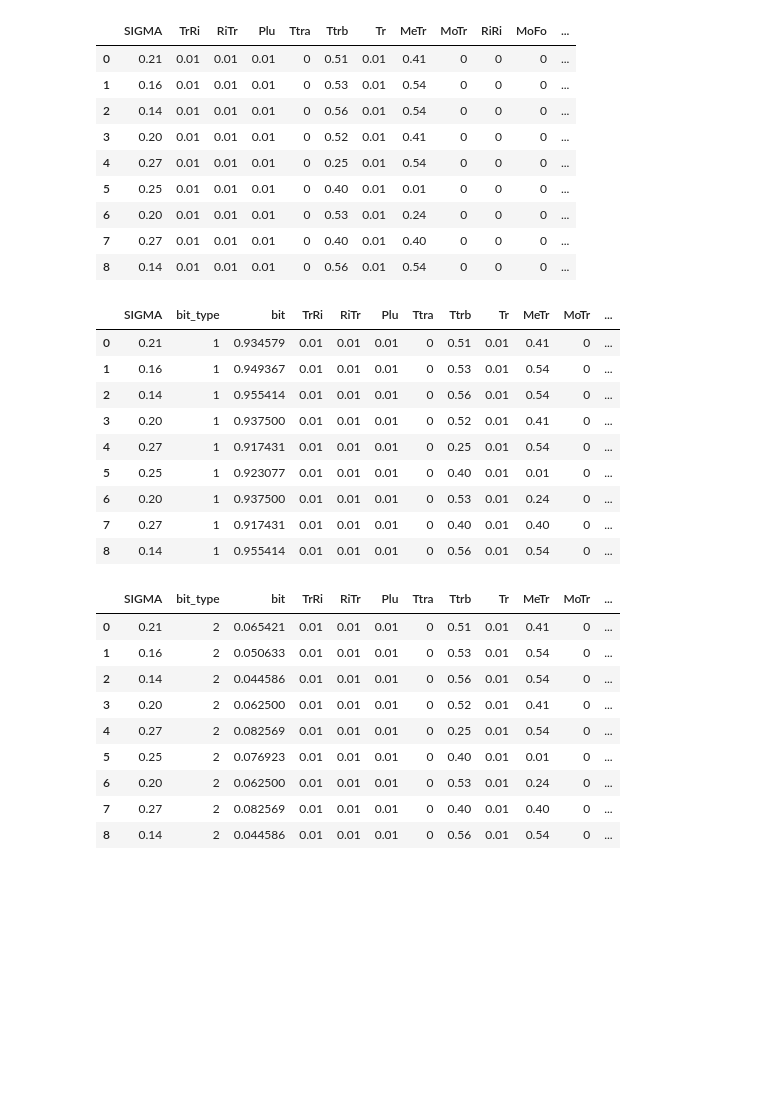
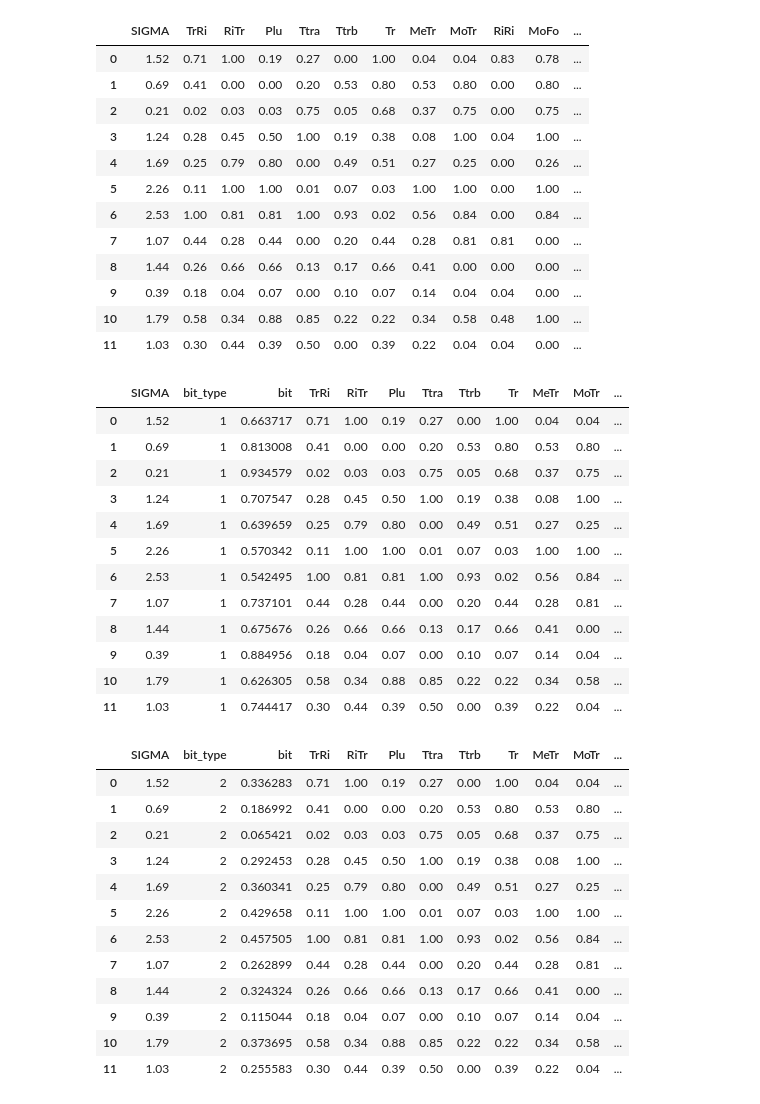
Before and after one commit to Ishikawa7/neural-network-with-fuzzified-inverter, a Jupyter notebook: bits_and_targets.ipynb, the cells around one changed output. Cells and saved outputs as stored; diff of their text form; code cells hidden in the pictures; blank space fills up the shorter version.

```diff
--- a/bits_and_targets.ipynb
+++ b/bits_and_targets.ipynb
@@ -1,20 +1,25 @@
 # %%
 import pandas as pd
+# %%
+soggetto = "soggetto_8"
 # %%
 # read csv
-df = pd.read_csv('soggetto_1.csv')
+df = pd.read_csv(soggetto + '.csv')
 df
 # %% [output]
 |  | SIGMA | TrRi | RiTr | Plu | Ttra | Ttrb | Tr | MeTr | MoTr | RiRi | MoFo | ... |
-| 0 | 0.21 | 0.01 | 0.01 | 0.01 | 0 | 0.51 | 0.01 | 0.41 | 0 | 0 | 0 | ... |
-| 1 | 0.16 | 0.01 | 0.01 | 0.01 | 0 | 0.53 | 0.01 | 0.54 | 0 | 0 | 0 | ... |
-| 2 | 0.14 | 0.01 | 0.01 | 0.01 | 0 | 0.56 | 0.01 | 0.54 | 0 | 0 | 0 | ... |
-| 3 | 0.20 | 0.01 | 0.01 | 0.01 | 0 | 0.52 | 0.01 | 0.41 | 0 | 0 | 0 | ... |
-| 4 | 0.27 | 0.01 | 0.01 | 0.01 | 0 | 0.25 | 0.01 | 0.54 | 0 | 0 | 0 | ... |
-| 5 | 0.25 | 0.01 | 0.01 | 0.01 | 0 | 0.40 | 0.01 | 0.01 | 0 | 0 | 0 | ... |
-| 6 | 0.20 | 0.01 | 0.01 | 0.01 | 0 | 0.53 | 0.01 | 0.24 | 0 | 0 | 0 | ... |
-| 7 | 0.27 | 0.01 | 0.01 | 0.01 | 0 | 0.40 | 0.01 | 0.40 | 0 | 0 | 0 | ... |
-| 8 | 0.14 | 0.01 | 0.01 | 0.01 | 0 | 0.56 | 0.01 | 0.54 | 0 | 0 | 0 | ... |
+| 0 | 1.52 | 0.71 | 1.00 | 0.19 | 0.27 | 0.00 | 1.00 | 0.04 | 0.04 | 0.83 | 0.78 | ... |
+| 1 | 0.69 | 0.41 | 0.00 | 0.00 | 0.20 | 0.53 | 0.80 | 0.53 | 0.80 | 0.00 | 0.80 | ... |
+| 2 | 0.21 | 0.02 | 0.03 | 0.03 | 0.75 | 0.05 | 0.68 | 0.37 | 0.75 | 0.00 | 0.75 | ... |
+| 3 | 1.24 | 0.28 | 0.45 | 0.50 | 1.00 | 0.19 | 0.38 | 0.08 | 1.00 | 0.04 | 1.00 | ... |
+| 4 | 1.69 | 0.25 | 0.79 | 0.80 | 0.00 | 0.49 | 0.51 | 0.27 | 0.25 | 0.00 | 0.26 | ... |
+| 5 | 2.26 | 0.11 | 1.00 | 1.00 | 0.01 | 0.07 | 0.03 | 1.00 | 1.00 | 0.00 | 1.00 | ... |
+| 6 | 2.53 | 1.00 | 0.81 | 0.81 | 1.00 | 0.93 | 0.02 | 0.56 | 0.84 | 0.00 | 0.84 | ... |
+| 7 | 1.07 | 0.44 | 0.28 | 0.44 | 0.00 | 0.20 | 0.44 | 0.28 | 0.81 | 0.81 | 0.00 | ... |
+| 8 | 1.44 | 0.26 | 0.66 | 0.66 | 0.13 | 0.17 | 0.66 | 0.41 | 0.00 | 0.00 | 0.00 | ... |
+| 9 | 0.39 | 0.18 | 0.04 | 0.07 | 0.00 | 0.10 | 0.07 | 0.14 | 0.04 | 0.04 | 0.00 | ... |
+| 10 | 1.79 | 0.58 | 0.34 | 0.88 | 0.85 | 0.22 | 0.22 | 0.34 | 0.58 | 0.48 | 1.00 | ... |
+| 11 | 1.03 | 0.30 | 0.44 | 0.39 | 0.50 | 0.00 | 0.39 | 0.22 | 0.04 | 0.04 | 0.00 | ... |
 # %%
 # prepare empty dataframe
 df_input_1 = pd.DataFrame()
@@ -34,29 +39,35 @@ df_input_1 = pd.concat([df_input_1, df[df.columns[1:]]], axis=1)
 df_input_1
 # %% [output]
 |  | SIGMA | bit_type | bit | TrRi | RiTr | Plu | Ttra | Ttrb | Tr | MeTr | MoTr | ... |
-| 0 | 0.21 | 1 | 0.934579 | 0.01 | 0.01 | 0.01 | 0 | 0.51 | 0.01 | 0.41 | 0 | ... |
-| 1 | 0.16 | 1 | 0.949367 | 0.01 | 0.01 | 0.01 | 0 | 0.53 | 0.01 | 0.54 | 0 | ... |
-| 2 | 0.14 | 1 | 0.955414 | 0.01 | 0.01 | 0.01 | 0 | 0.56 | 0.01 | 0.54 | 0 | ... |
-| 3 | 0.20 | 1 | 0.937500 | 0.01 | 0.01 | 0.01 | 0 | 0.52 | 0.01 | 0.41 | 0 | ... |
-| 4 | 0.27 | 1 | 0.917431 | 0.01 | 0.01 | 0.01 | 0 | 0.25 | 0.01 | 0.54 | 0 | ... |
-| 5 | 0.25 | 1 | 0.923077 | 0.01 | 0.01 | 0.01 | 0 | 0.40 | 0.01 | 0.01 | 0 | ... |
-| 6 | 0.20 | 1 | 0.937500 | 0.01 | 0.01 | 0.01 | 0 | 0.53 | 0.01 | 0.24 | 0 | ... |
-| 7 | 0.27 | 1 | 0.917431 | 0.01 | 0.01 | 0.01 | 0 | 0.40 | 0.01 | 0.40 | 0 | ... |
-| 8 | 0.14 | 1 | 0.955414 | 0.01 | 0.01 | 0.01 | 0 | 0.56 | 0.01 | 0.54 | 0 | ... |
+| 0 | 1.52 | 1 | 0.663717 | 0.71 | 1.00 | 0.19 | 0.27 | 0.00 | 1.00 | 0.04 | 0.04 | ... |
+| 1 | 0.69 | 1 | 0.813008 | 0.41 | 0.00 | 0.00 | 0.20 | 0.53 | 0.80 | 0.53 | 0.80 | ... |
+| 2 | 0.21 | 1 | 0.934579 | 0.02 | 0.03 | 0.03 | 0.75 | 0.05 | 0.68 | 0.37 | 0.75 | ... |
+| 3 | 1.24 | 1 | 0.707547 | 0.28 | 0.45 | 0.50 | 1.00 | 0.19 | 0.38 | 0.08 | 1.00 | ... |
+| 4 | 1.69 | 1 | 0.639659 | 0.25 | 0.79 | 0.80 | 0.00 | 0.49 | 0.51 | 0.27 | 0.25 | ... |
+| 5 | 2.26 | 1 | 0.570342 | 0.11 | 1.00 | 1.00 | 0.01 | 0.07 | 0.03 | 1.00 | 1.00 | ... |
+| 6 | 2.53 | 1 | 0.542495 | 1.00 | 0.81 | 0.81 | 1.00 | 0.93 | 0.02 | 0.56 | 0.84 | ... |
+| 7 | 1.07 | 1 | 0.737101 | 0.44 | 0.28 | 0.44 | 0.00 | 0.20 | 0.44 | 0.28 | 0.81 | ... |
+| 8 | 1.44 | 1 | 0.675676 | 0.26 | 0.66 | 0.66 | 0.13 | 0.17 | 0.66 | 0.41 | 0.00 | ... |
+| 9 | 0.39 | 1 | 0.884956 | 0.18 | 0.04 | 0.07 | 0.00 | 0.10 | 0.07 | 0.14 | 0.04 | ... |
+| 10 | 1.79 | 1 | 0.626305 | 0.58 | 0.34 | 0.88 | 0.85 | 0.22 | 0.22 | 0.34 | 0.58 | ... |
+| 11 | 1.03 | 1 | 0.744417 | 0.30 | 0.44 | 0.39 | 0.50 | 0.00 | 0.39 | 0.22 | 0.04 | ... |
 # %%
 df_input_2 = pd.concat([df_input_2, df[df.columns[1:]]], axis=1)
 df_input_2
 # %% [output]
 |  | SIGMA | bit_type | bit | TrRi | RiTr | Plu | Ttra | Ttrb | Tr | MeTr | MoTr | ... |
-| 0 | 0.21 | 2 | 0.065421 | 0.01 | 0.01 | 0.01 | 0 | 0.51 | 0.01 | 0.41 | 0 | ... |
-| 1 | 0.16 | 2 | 0.050633 | 0.01 | 0.01 | 0.01 | 0 | 0.53 | 0.01 | 0.54 | 0 | ... |
-| 2 | 0.14 | 2 | 0.044586 | 0.01 | 0.01 | 0.01 | 0 | 0.56 | 0.01 | 0.54 | 0 | ... |
-| 3 | 0.20 | 2 | 0.062500 | 0.01 | 0.01 | 0.01 | 0 | 0.52 | 0.01 | 0.41 | 0 | ... |
-| 4 | 0.27 | 2 | 0.082569 | 0.01 | 0.01 | 0.01 | 0 | 0.25 | 0.01 | 0.54 | 0 | ... |
-| 5 | 0.25 | 2 | 0.076923 | 0.01 | 0.01 | 0.01 | 0 | 0.40 | 0.01 | 0.01 | 0 | ... |
-| 6 | 0.20 | 2 | 0.062500 | 0.01 | 0.01 | 0.01 | 0 | 0.53 | 0.01 | 0.24 | 0 | ... |
-| 7 | 0.27 | 2 | 0.082569 | 0.01 | 0.01 | 0.01 | 0 | 0.40 | 0.01 | 0.40 | 0 | ... |
-| 8 | 0.14 | 2 | 0.044586 | 0.01 | 0.01 | 0.01 | 0 | 0.56 | 0.01 | 0.54 | 0 | ... |
+| 0 | 1.52 | 2 | 0.336283 | 0.71 | 1.00 | 0.19 | 0.27 | 0.00 | 1.00 | 0.04 | 0.04 | ... |
+| 1 | 0.69 | 2 | 0.186992 | 0.41 | 0.00 | 0.00 | 0.20 | 0.53 | 0.80 | 0.53 | 0.80 | ... |
+| 2 | 0.21 | 2 | 0.065421 | 0.02 | 0.03 | 0.03 | 0.75 | 0.05 | 0.68 | 0.37 | 0.75 | ... |
+| 3 | 1.24 | 2 | 0.292453 | 0.28 | 0.45 | 0.50 | 1.00 | 0.19 | 0.38 | 0.08 | 1.00 | ... |
+| 4 | 1.69 | 2 | 0.360341 | 0.25 | 0.79 | 0.80 | 0.00 | 0.49 | 0.51 | 0.27 | 0.25 | ... |
+| 5 | 2.26 | 2 | 0.429658 | 0.11 | 1.00 | 1.00 | 0.01 | 0.07 | 0.03 | 1.00 | 1.00 | ... |
+| 6 | 2.53 | 2 | 0.457505 | 1.00 | 0.81 | 0.81 | 1.00 | 0.93 | 0.02 | 0.56 | 0.84 | ... |
+| 7 | 1.07 | 2 | 0.262899 | 0.44 | 0.28 | 0.44 | 0.00 | 0.20 | 0.44 | 0.28 | 0.81 | ... |
+| 8 | 1.44 | 2 | 0.324324 | 0.26 | 0.66 | 0.66 | 0.13 | 0.17 | 0.66 | 0.41 | 0.00 | ... |
+| 9 | 0.39 | 2 | 0.115044 | 0.18 | 0.04 | 0.07 | 0.00 | 0.10 | 0.07 | 0.14 | 0.04 | ... |
+| 10 | 1.79 | 2 | 0.373695 | 0.58 | 0.34 | 0.88 | 0.85 | 0.22 | 0.22 | 0.34 | 0.58 | ... |
+| 11 | 1.03 | 2 | 0.255583 | 0.30 | 0.44 | 0.39 | 0.50 | 0.00 | 0.39 | 0.22 | 0.04 | ... |
 # %%
 df_input = pd.concat([df_input_1,df_input_2], axis=0)
 df_input.sort_index(inplace=True)
```
Also changed, not shown: parts of 5 cells of this notebook, 6 other files.
